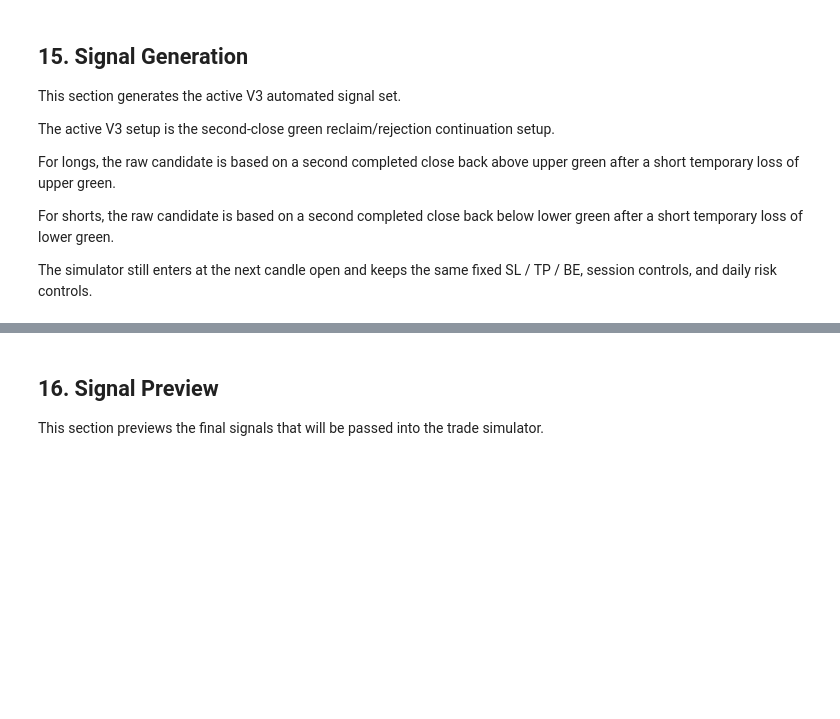
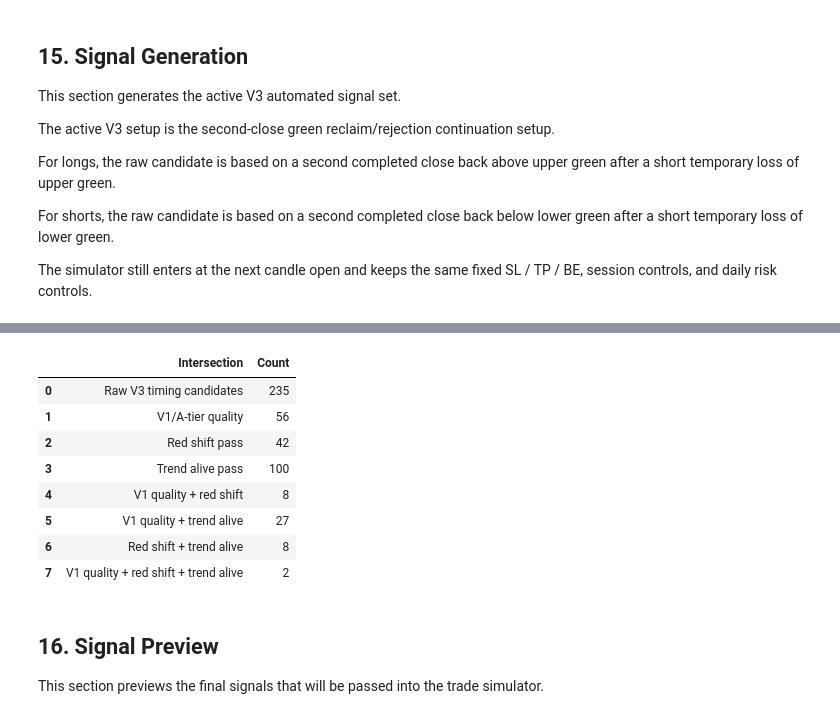
Before and after one commit to MichaelMorgante/VWAP-probability-band-engine, a Jupyter notebook: notebooks/automated_vwap_v3.ipynb, the cells around one changed output, grey strips where cells are left out. Saved outputs shown, nothing was run; the diff lists cells and outputs as text; code cells hidden in the pictures; blank space fills up the shorter version.

```diff
--- a/notebooks/automated_vwap_v3.ipynb
+++ b/notebooks/automated_vwap_v3.ipynb
@@ -2216,3 +2562,49 @@ print(signals_df["v1_signal_block_reason"].value_counts(dropna=False).to_string(
+# %%
+raw_v3 = signals_df[signals_df["raw_signal_name"] != "NO_SIGNAL"].copy()
+
+is_long = raw_v3["raw_signal_side"] == "long"
+is_short = raw_v3["raw_signal_side"] == "short"
+
+v1_quality = (
+    (is_long & raw_v3["v3_long_v1_execution_quality_pass"].fillna(False).astype(bool))
+    | (is_short & raw_v3["v3_short_v1_execution_quality_pass"].fillna(False).astype(bool))
+)
+
+red_shift = (
+    (is_long & raw_v3["v3_long_directional_red_shift_pass"].fillna(False).astype(bool))
+    | (is_short & raw_v3["v3_short_directional_red_shift_pass"].fillna(False).astype(bool))
+)
+
+trend_alive = (
+    (is_long & ~raw_v3["v3_long_trend_dead"].fillna(False).astype(bool))
+    | (is_short & ~raw_v3["v3_short_trend_dead"].fillna(False).astype(bool))
+)
+
+intersection_summary = pd.DataFrame(
+    [
+        ("Raw V3 timing candidates", len(raw_v3)),
+        ("V1/A-tier quality", int(v1_quality.sum())),
+        ("Red shift pass", int(red_shift.sum())),
+        ("Trend alive pass", int(trend_alive.sum())),
+        ("V1 quality + red shift", int((v1_quality & red_shift).sum())),
+        ("V1 quality + trend alive", int((v1_quality & trend_alive).sum())),
+        ("Red shift + trend alive", int((red_shift & trend_alive).sum())),
+        ("V1 quality + red shift + trend alive", int((v1_quality & red_shift & trend_alive).sum())),
+    ],
+    columns=["Intersection", "Count"],
+)
+
+intersection_summary
+# %% [output]
+|  | Intersection | Count |
+| 0 | Raw V3 timing candidates | 235 |
+| 1 | V1/A-tier quality | 56 |
+| 2 | Red shift pass | 42 |
+| 3 | Trend alive pass | 100 |
+| 4 | V1 quality + red shift | 8 |
+| 5 | V1 quality + trend alive | 27 |
+| 6 | Red shift + trend alive | 8 |
+| 7 | V1 quality + red shift + trend alive | 2 |
 # %% [markdown]
 ## 16. Signal Preview
 
```
Also changed, not shown: parts of 37 cells of this notebook.
